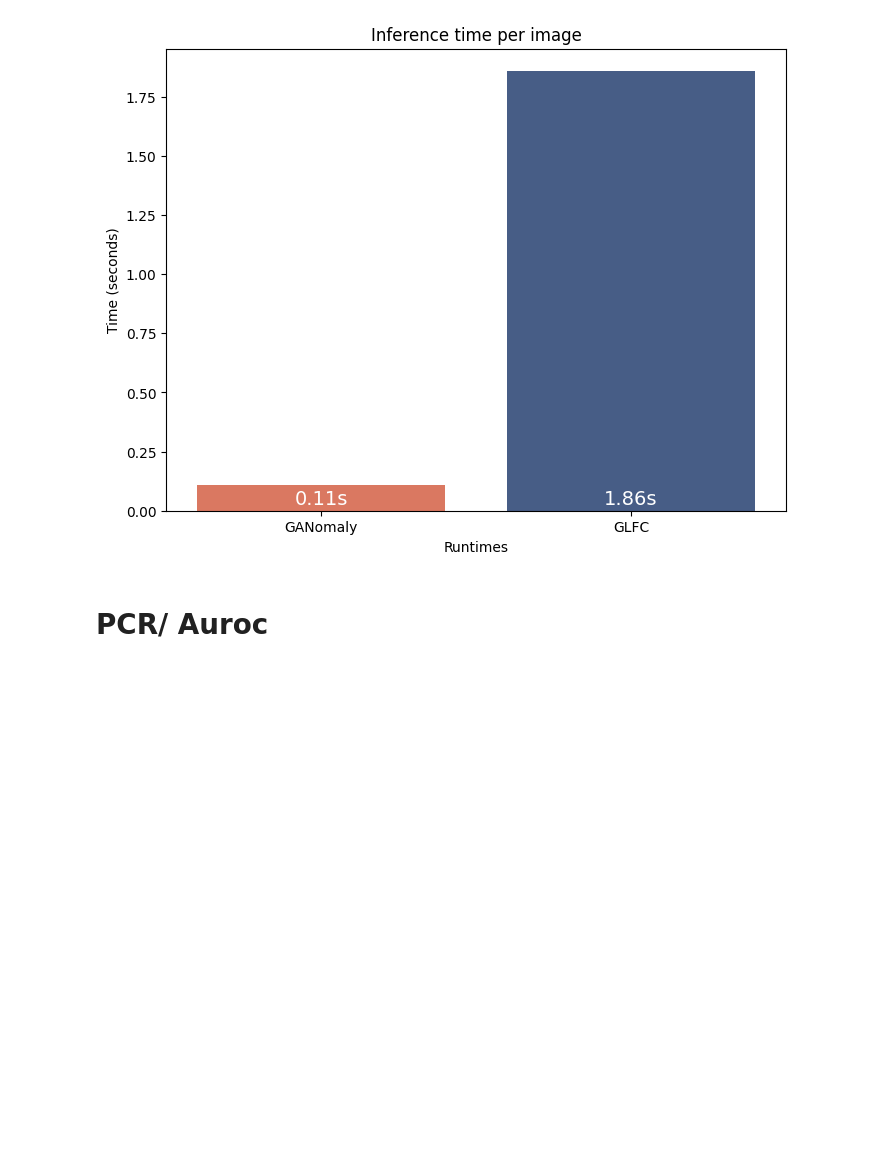
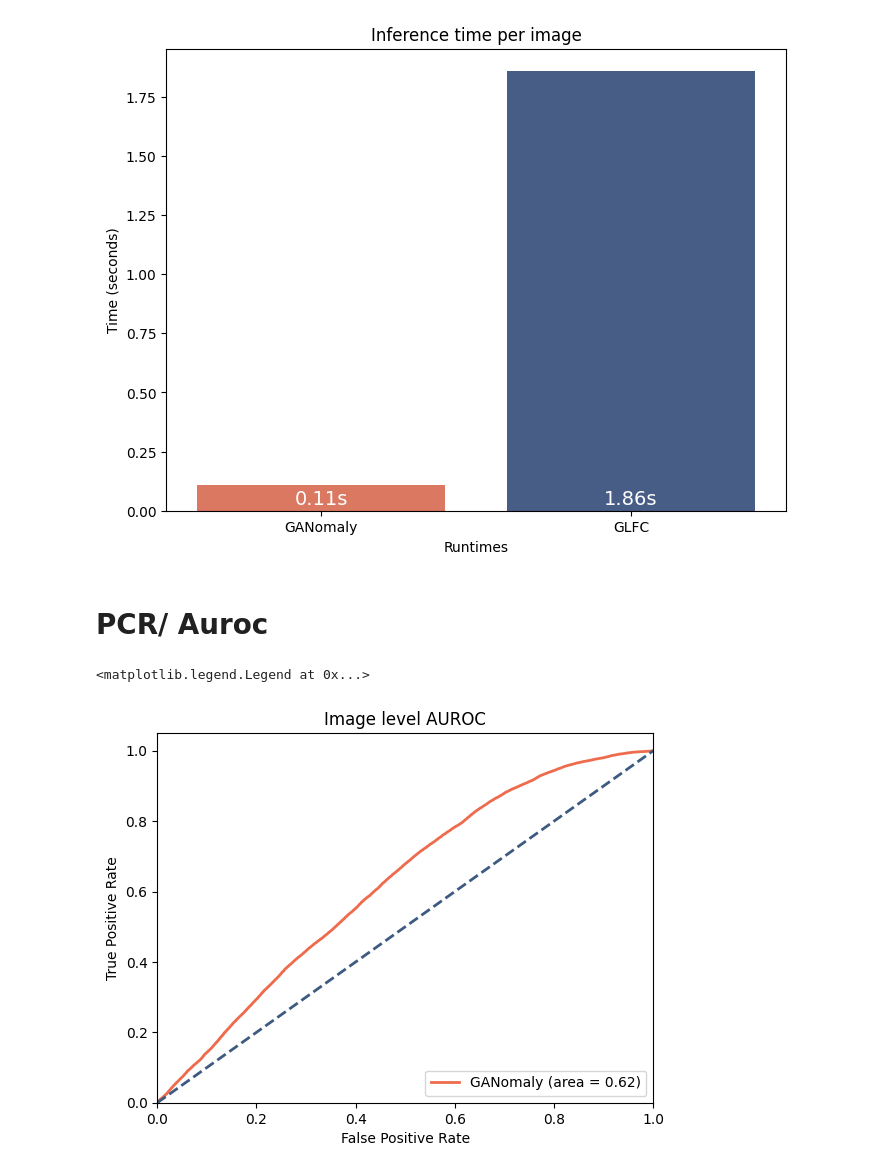
Before and after one commit to MarcelRosier/mad_seminar, a Jupyter notebook: poster.ipynb, the cells around one changed output. Drawn from its saved outputs; the diff is of its cells as text; code cells hidden in the pictures; blank space fills up the shorter version.

```diff
--- a/poster.ipynb
+++ b/poster.ipynb
@@ -400,30 +400,33 @@ Passing `palette` without assigning `hue` is deprecated and will be removed in v
 # %%
 from sklearn.metrics import (
     roc_auc_score,
     roc_curve,
     auc,
     precision_recall_curve,
     confusion_matrix,
     classification_report,
 )
 base = Path("/home/marcel/Projects/uni/mad_seminar/data/william")
 fpr, tpr = np.load(base / "fpr.npy"), np.load(base / "tpr.npy")
 roc_auc = auc(fpr, tpr)
 
-plt.figure()
+# plt.figure()
 lw = 2
 plt.plot(
     fpr,
     tpr,
     color="#ee6c4d",
     lw=lw,
     label=f"GANomaly (area = {roc_auc:.2f})",
 )
 plt.plot([0, 1], [0, 1], color="#3d5a80", lw=lw, linestyle="--")
 plt.xlim([0.0, 1.0])
 plt.ylim([0.0, 1.05])
 
 plt.xlabel("False Positive Rate")
 plt.ylabel("True Positive Rate")
 plt.title("Image level AUROC")
 plt.legend(loc="lower right")
+# %% [output]
+<matplotlib.legend.Legend at 0x...>
+[figure, added]
```
Also changed, not shown: parts of 1 cell of this notebook, 1 other file.
